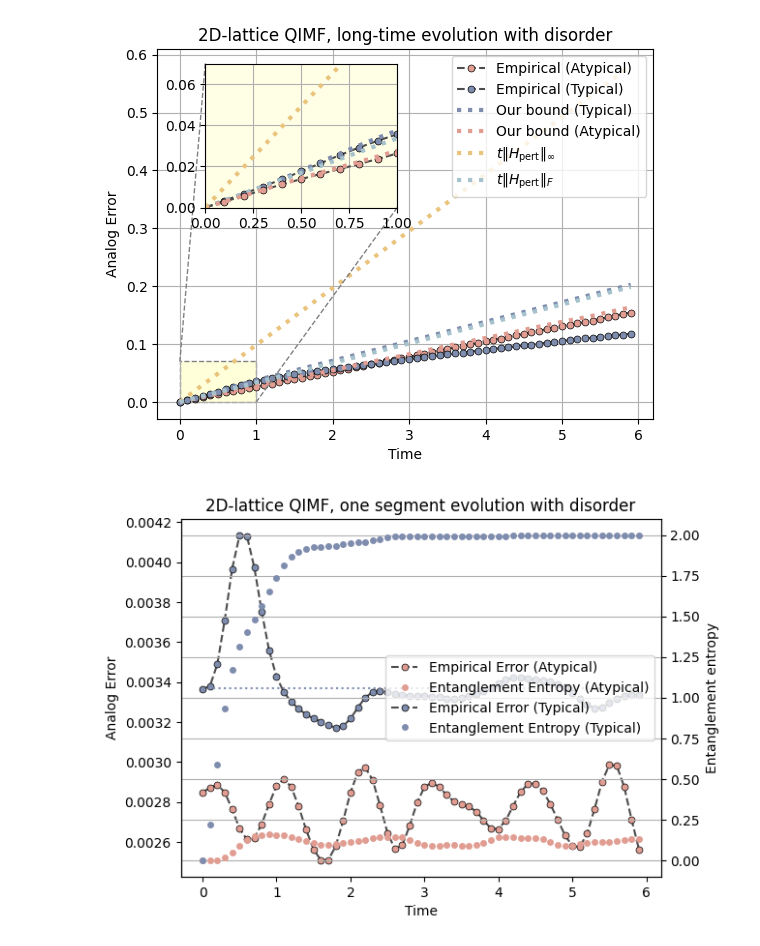
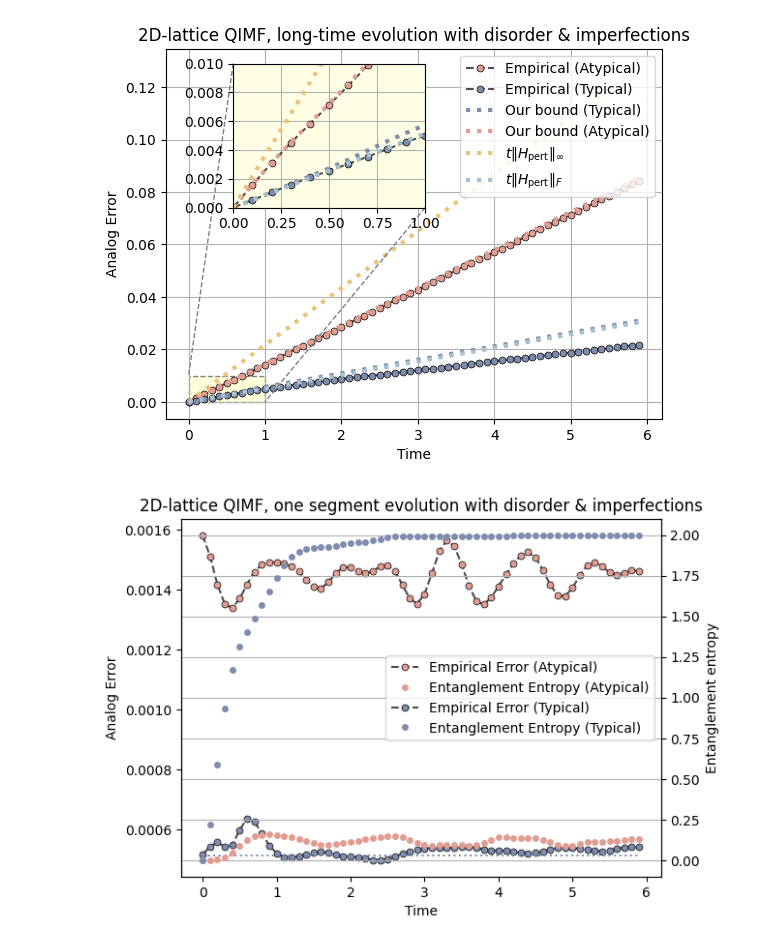
Before and after one commit to minidas/Entanglement-Induced-Resilience-of-Quantum-Dynamics, a Jupyter notebook: 2D_QIMF_analog.ipynb, the cells around one changed output. Saved outputs shown, nothing was run; the diff lists cells and outputs as text; code cells hidden in the pictures.

```diff
--- a/2D_QIMF_analog.ipynb
+++ b/2D_QIMF_analog.ipynb
@@ -4,11 +4,11 @@ import numpy as np
 import random as rand
 
 exact_model = QIMF_2D(hx=0.809,J=1)
-analog_model = analog_QITF(exact_model,delta=[rand.normalvariate(0,0.01) for _ in range(exact_model.N)],eta=0)
-# analog_model = analog_QITF(exact_model,delta=0,eta=0.01)
+analog_model = analog_QITF(exact_model,delta=[rand.normalvariate(0,0.001) for _ in range(exact_model.N)],eta=0.001)
+# analog_model = analog_QITF(exact_model,delta=0,eta=0.001)
 import pickle
 
-with open('./data/2D_analog_model[d].pkl', 'wb') as f:
+with open('./data/2D_analog_model[i].pkl', 'wb') as f:
     pickle.dump(analog_model, f)
 
 # with open('./data/2D_exact_model.pkl', 'rb') as f:
@@ -61,38 +61,38 @@ for t in time:
 plt.plot(time[:-1], fro_curve[:-1], color="#7E8CAD", linestyle='dotted', label='Our bound (Typical)',linewidth=3)
 plt.plot(time[:-1], spec_curve[:-1], color="#E19D92", linestyle='dotted', label='Our bound (Atypical)',linewidth=3)
 plt.plot(time[:-1], worst_curve[:-1], color="#EAC47C", linestyle='dotted', label=r'$t\|H_{\text{pert}}\|_{\infty}$',linewidth=3)
 plt.plot(time[:-1], linear_curve[:-1], color="#A5C2CD", linestyle='dotted', label=r'$t\|H_{\text{pert}}\|_{F}$',linewidth=3)
 
 plt.xlabel('Time')
 plt.ylabel('Analog Error')
 # plt.ylim( top=0.3)
 plt.legend(loc=1)
-plt.title('2D-lattice QIMF, long-time evolution with disorder')
+plt.title('2D-lattice QIMF, long-time evolution with disorder & imperfections')
 plt.grid()
 ax1=plt.gca()
 
 from mpl_toolkits.axes_grid1.inset_locator import mark_inset,BboxConnector
 
-ax2=plt.axes([0.2,0.55,0.3,0.3])
+ax2=plt.axes([0.23,0.55,0.3,0.3])
 ax2.set_xlim(0,1)
-ax2.set_ylim(0,0.07)
+ax2.set_ylim(0,0.01)
 ax2.set_facecolor("#ffffe6")
 
 analog_model.plot_long_time(initial_state, mfc='#7E8CAD',label='Typical Case State')
 plt.plot(time[:-1], fro_curve[:-1], color='#7E8CAD', linestyle='dotted', linewidth=3)
 plt.plot(time[:-1], linear_curve[:-1], color="#A5C2CD", linestyle='dotted', linewidth=3)
 initial_state = Statevector.from_label('+'*N).data  # Atypical case state
 analog_model.plot_long_time(initial_state, mfc="#E19D92", label='Atypical Case State')
 plt.plot(time[:-1], spec_curve[:-1], color="#E19D92", linestyle='dotted', label='Our bound (Atypical)',linewidth=3)
 plt.plot(time[:-1], worst_curve[:-1], color="#EAC47C", linestyle='dotted', label=r'$t\|H_{\text{pert}}\|_{\infty}$',linewidth=3)
 
 plt.grid()
 # plt.tight_layout()
 mark_inset(ax1, ax2, loc1=2, loc2=4, fc="#ffffda", ec="0.5",linestyle='dashed')
-plt.savefig('./Figures/long-time[d,2D].pdf', bbox_inches='tight',dpi=600)
+plt.savefig('./Figures/long-time[di,2D].pdf', bbox_inches='tight',dpi=600)
 plt.show()
 # %% [output]
-[figure, old version]
+[figure, new version]
 # %%
 from entropy import entropy_data
 import matplotlib.pyplot as plt
@@ -135,10 +135,10 @@ ax2.set_ylabel('Entanglement entropy')
 
 lns=p11+p12+p21+p22
 labs=[l.get_label() for l in lns]
-plt.title('2D-lattice QIMF, one segment evolution with disorder')
+plt.title('2D-lattice QIMF, one segment evolution with disorder & imperfections')
 plt.legend(lns,labs,loc=0)
 plt.grid()
-plt.savefig('./Figures/one_segment[d,2D].pdf', bbox_inches='tight',dpi=600)
+plt.savefig('./Figures/one_segment[di,2D].pdf', bbox_inches='tight',dpi=600)
 plt.show()
 # %% [output]
-[figure, old version]
+[figure, new version]
```
Also changed, not shown: 17 other files.
